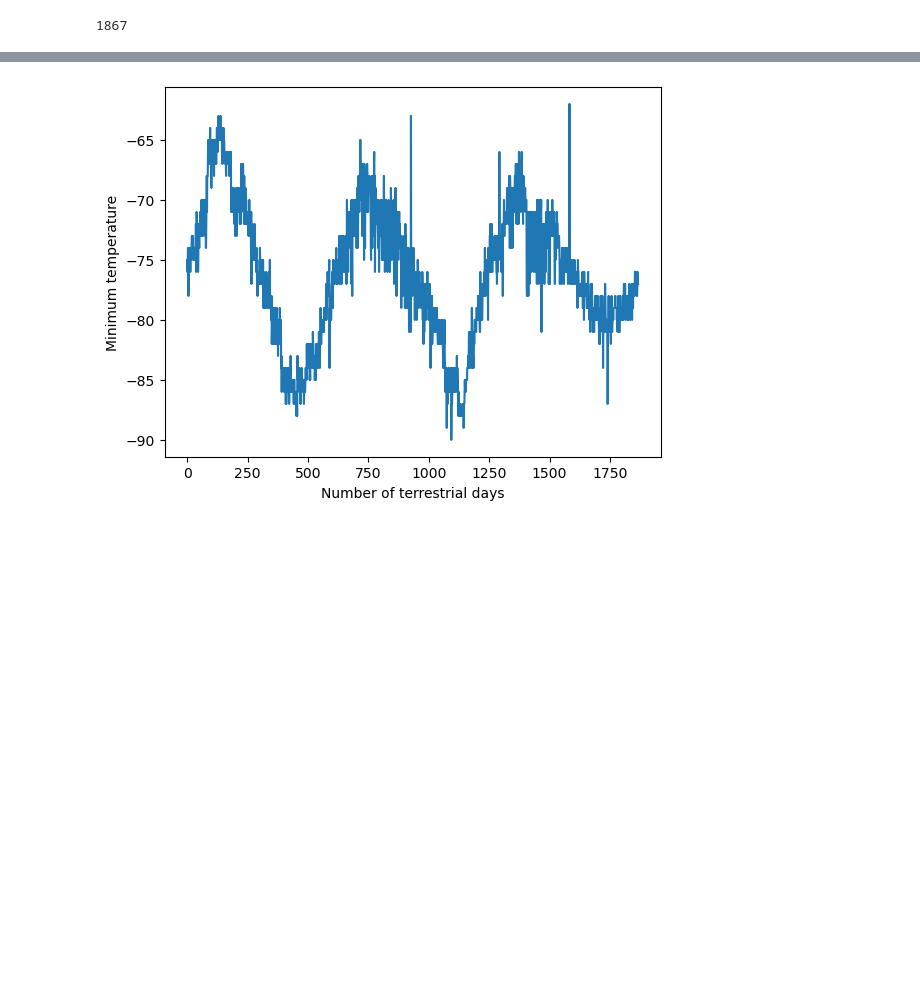
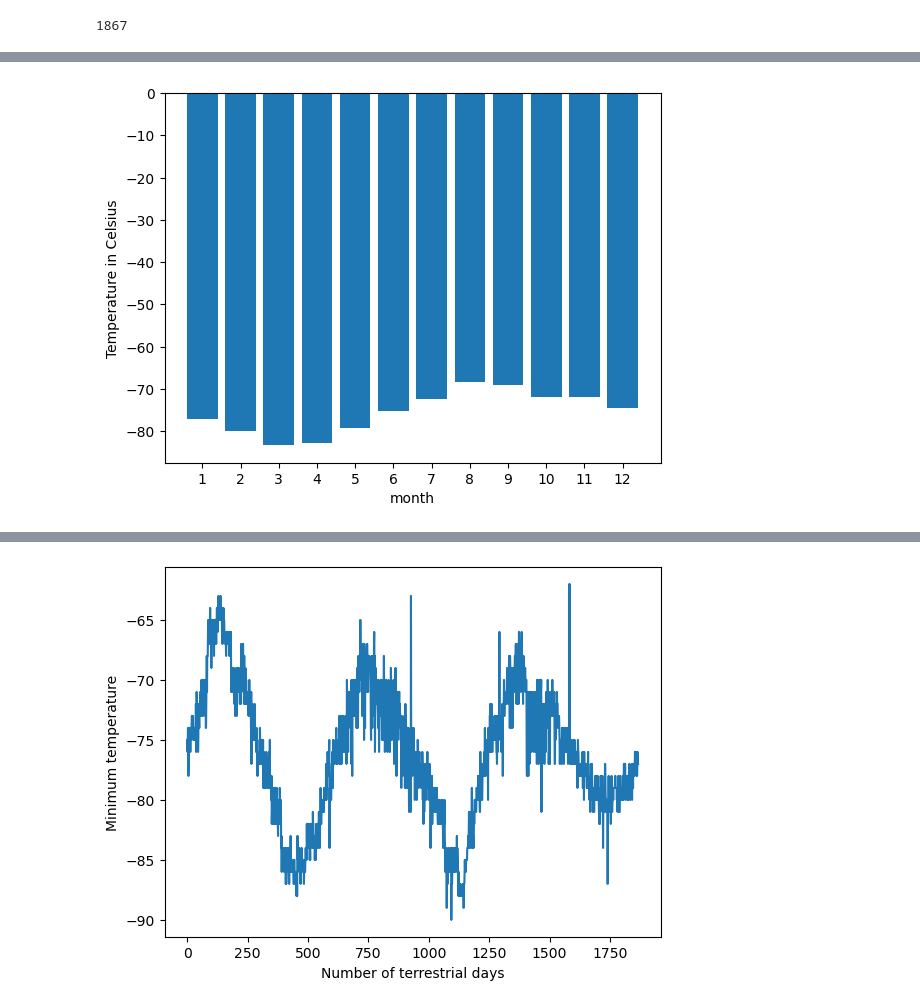
Before and after one commit to owensull12/beautifulsoup-challenge, a Jupyter notebook: jupyter notebooks/part_2_mars_weather.ipynb, the cells around one changed output, grey strips where cells are left out. Saved outputs shown, nothing was run; the diff lists cells and outputs as text; code cells hidden in the pictures; blank space fills up the shorter version.

```diff
--- a/jupyter notebooks/part_2_mars_weather.ipynb
+++ b/jupyter notebooks/part_2_mars_weather.ipynb
@@ -121,2 +119,7 @@ dtype: object
+# %%
+# Change data types for data analysis
+marsDF['terrestrial_date'] = pd.to_datetime(marsDF['terrestrial_date'])
+marsDF[['sol', 'ls', 'month']] = marsDF[['sol', 'ls', 'month']].astype('int')
+marsDF[['min_temp', 'pressure']] = marsDF[['min_temp', 'pressure']].astype('float')
 # %%
 # Confirm type changes were successful by examining data types again
@@ -167,4 +177,8 @@ Name: month, dtype: int64
 1867
 # %%
 # 3. What is the average low temperature by month?
+# group by month
+avgLow = marsDF.groupby('month').mean('min_temp')
+avgLow = avgLow.reset_index()
+avgLow['min_temp']
 # %% [output]
@@ -192,0 +198,11 @@ Name: min_temp, dtype: float64
+# %%
+# Plot the average temperature by month
+plt.bar(avgLow['month'], avgLow['min_temp'])
+plt.ylabel('Temperature in Celsius')
+plt.xlabel('month')
+xticks = [month for month in avgLow['month']]
+plt.xticks(xticks)
+
+plt.show()
+# %% [output]
+[figure, added]
```
Also changed, not shown: parts of 13 cells of this notebook, 1 other file.
